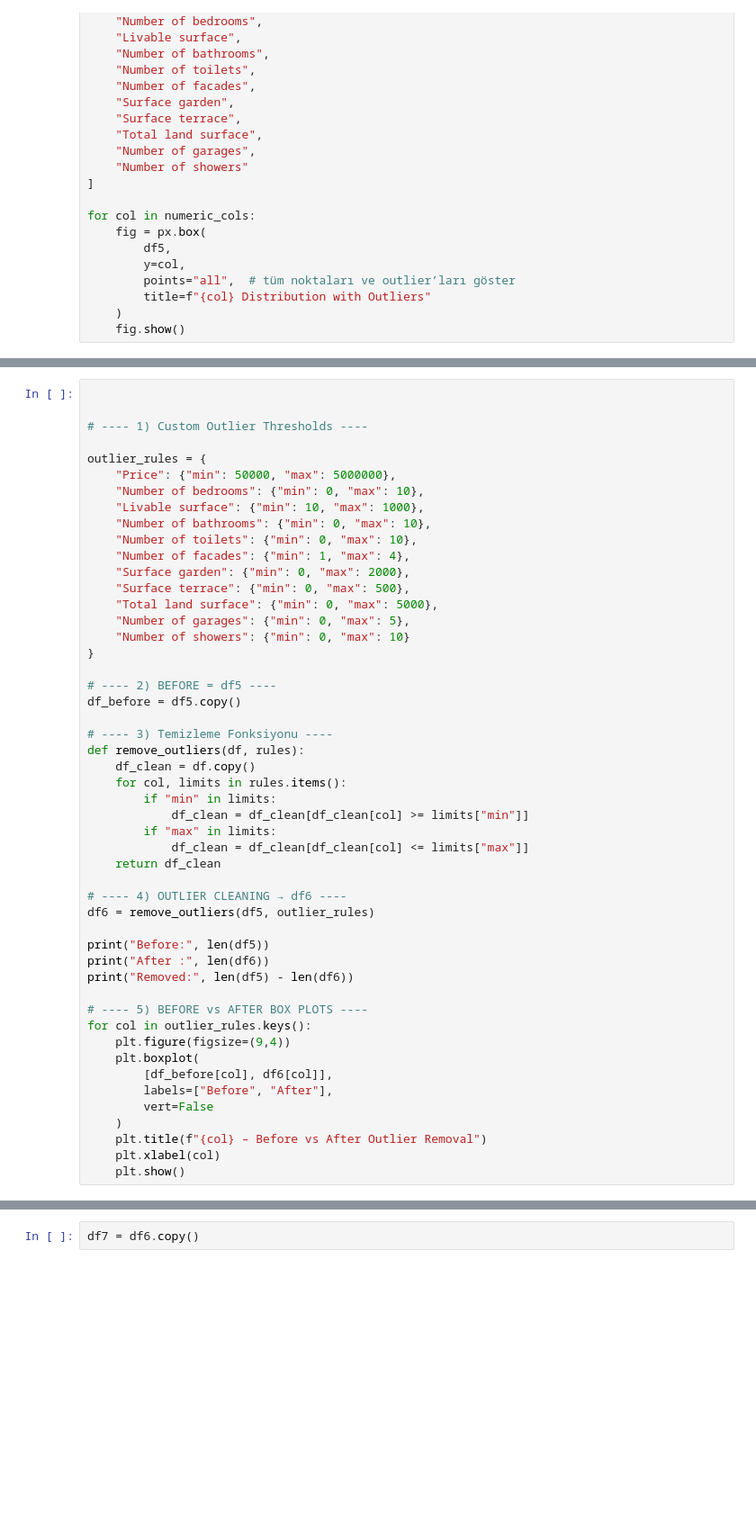
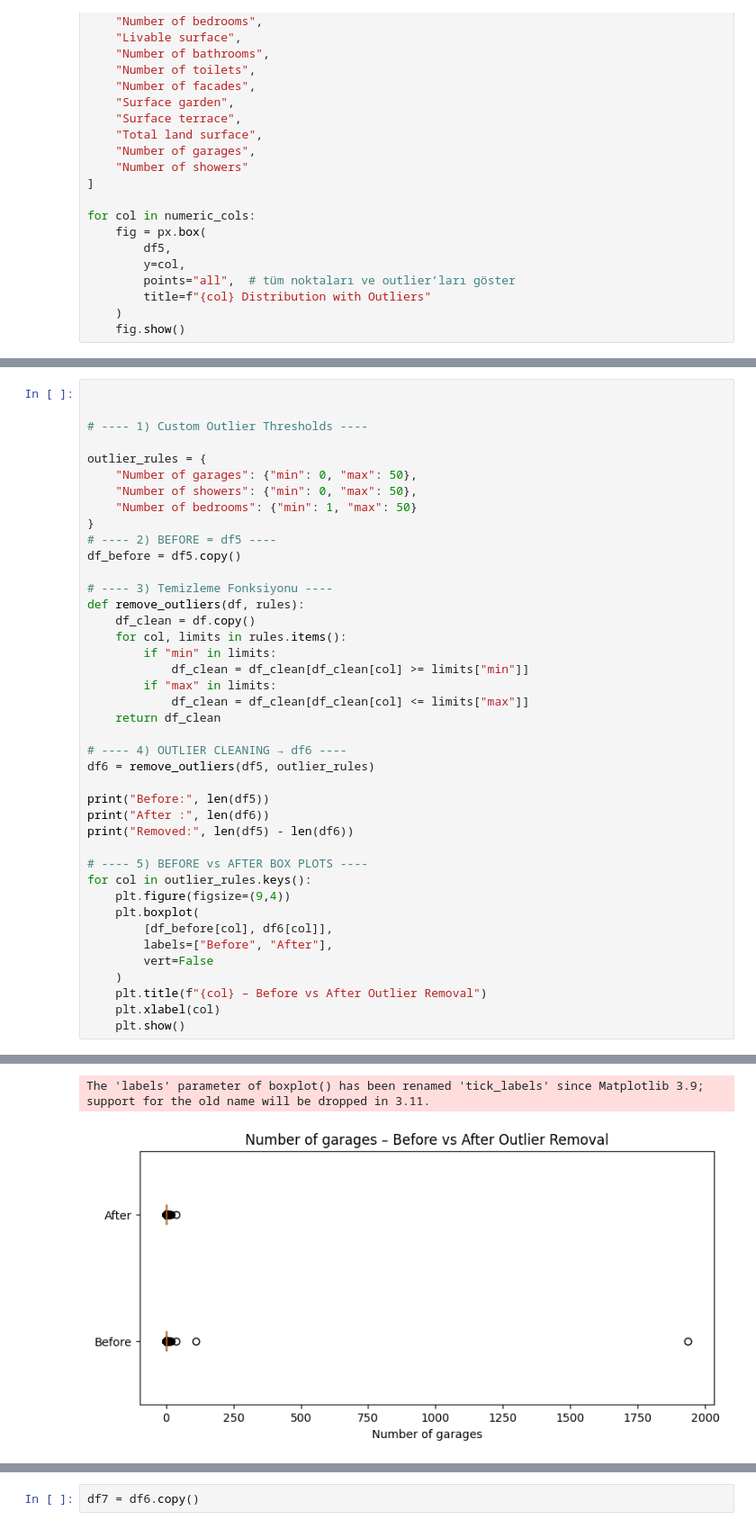
Before and after one commit to briguszmigusz/immo-eliza-data-analysis, a Jupyter notebook: analysis/esra/dev_esra_notebook.ipynb, the cells around one changed output, grey strips where cells are left out. Shown at 90% size. Saved outputs shown, nothing was run; the diff lists cells and outputs as text; blank space fills up the shorter version.

```diff
--- a/analysis/esra/dev_esra_notebook.ipynb
+++ b/analysis/esra/dev_esra_notebook.ipynb
@@ -266,19 +335,10 @@ en son kod
 # ---- 1) Custom Outlier Thresholds ----
 
 outlier_rules = {
-    "Price": {"min": 50000, "max": 5000000},
-    "Number of bedrooms": {"min": 0, "max": 10},
-    "Livable surface": {"min": 10, "max": 1000},
-    "Number of bathrooms": {"min": 0, "max": 10},
-    "Number of toilets": {"min": 0, "max": 10},
-    "Number of facades": {"min": 1, "max": 4},
-    "Surface garden": {"min": 0, "max": 2000},
-    "Surface terrace": {"min": 0, "max": 500},
-    "Total land surface": {"min": 0, "max": 5000},
-    "Number of garages": {"min": 0, "max": 5},
-    "Number of showers": {"min": 0, "max": 10}
+    "Number of garages": {"min": 0, "max": 50},
+    "Number of showers": {"min": 0, "max": 50},
+    "Number of bedrooms": {"min": 1, "max": 50}
 }
-
 # ---- 2) BEFORE = df5 ----
 df_before = df5.copy()
 
@@ -310,3 +370,4 @@ for col in outlier_rules.keys():
     plt.title(f"{col} – Before vs After Outlier Removal")
     plt.xlabel(col)
     plt.show()
+# %% [output]
@@ -312,0 +377,2 @@ for col in outlier_rules.keys():
+The 'labels' parameter of boxplot() has been renamed 'tick_labels' since Matplotlib 3.9; support for the old name will be dropped in 3.11.
+[figure, added]
```
Also changed, not shown: parts of 79 cells of this notebook, 3 other files.
